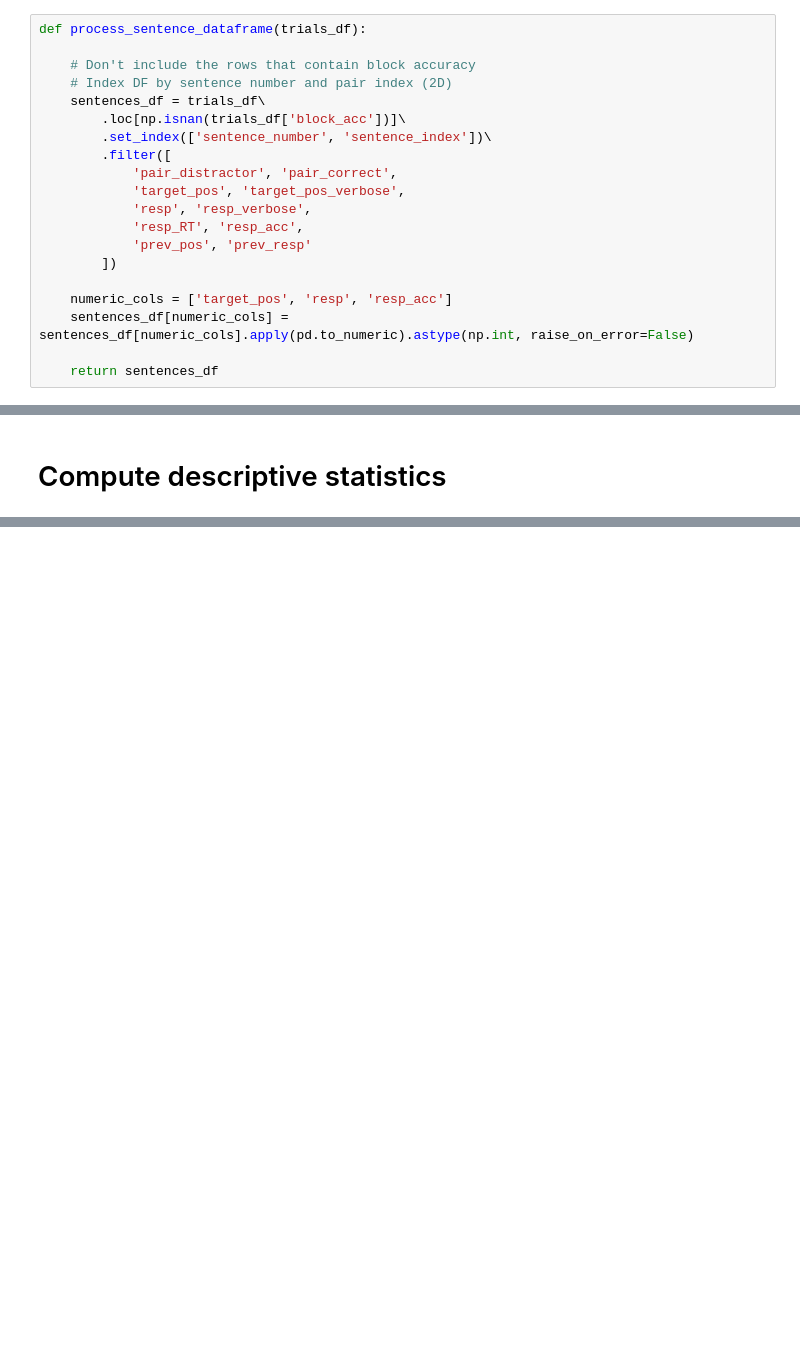
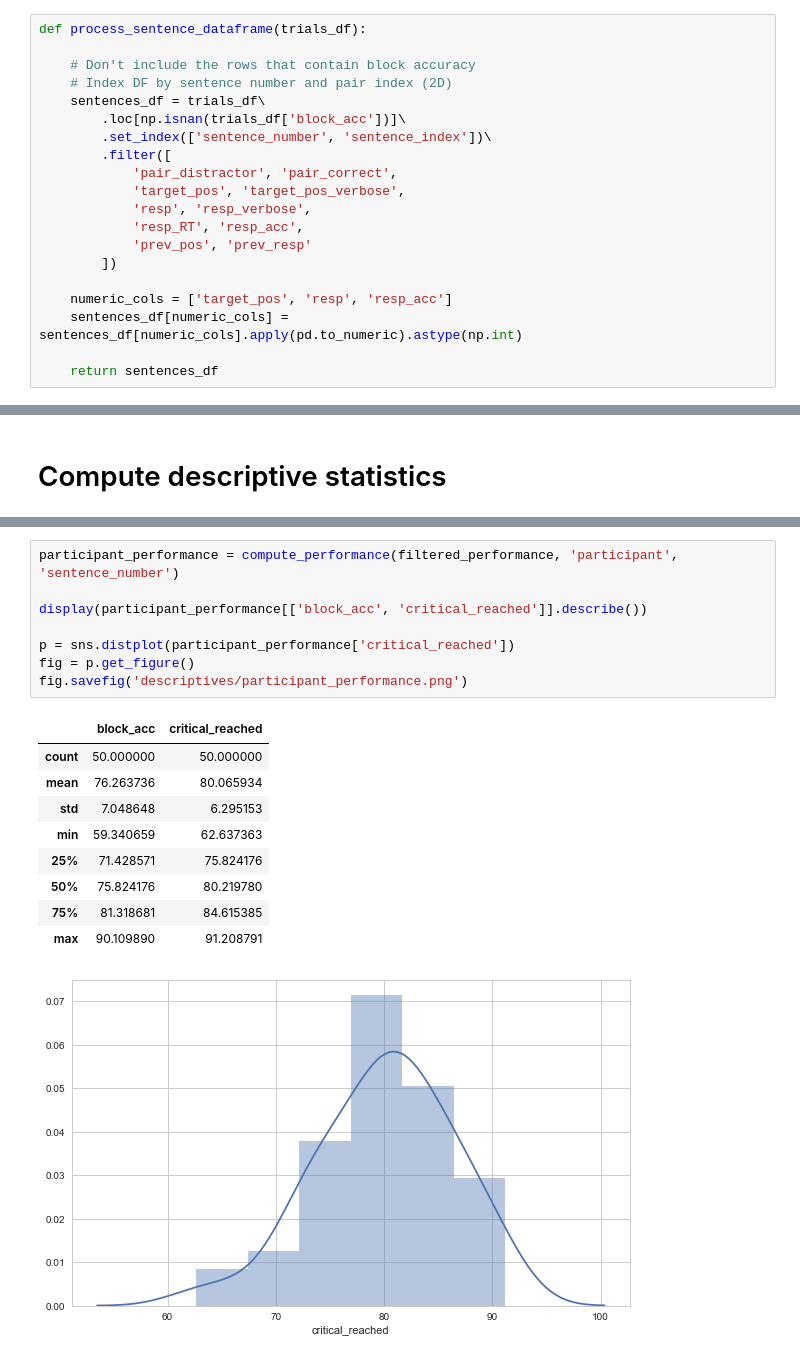
Before and after one commit to NickAnderegg/rpacr-analysis, a Jupyter notebook: New Maze Analysis.ipynb, the cells around one changed output, grey strips where cells are left out. Saved outputs shown, nothing was run; the diff lists cells and outputs as text; blank space fills up the shorter version.

Commit message:
Code refactored and data filtered

```diff
--- a/New Maze Analysis.ipynb
+++ b/New Maze Analysis.ipynb
@@ -306,6 +309,6 @@ def process_sentence_dataframe(trials_df):
         ])
 
     numeric_cols = ['target_pos', 'resp', 'resp_acc']
-    sentences_df[numeric_cols] = sentences_df[numeric_cols].apply(pd.to_numeric).astype(np.int, raise_on_error=False)
+    sentences_df[numeric_cols] = sentences_df[numeric_cols].apply(pd.to_numeric).astype(np.int)
 
     return sentences_df
@@ -980,0 +954,19 @@ fig.savefig('descriptives/critical_reached.png')
+# %%
+participant_performance = compute_performance(filtered_performance, 'participant', 'sentence_number')
+
+display(participant_performance[['block_acc', 'critical_reached']].describe())
+
+p = sns.distplot(participant_performance['critical_reached'])
+fig = p.get_figure()
+fig.savefig('descriptives/participant_performance.png')
+# %% [output]
+|  | block_acc | critical_reached |
+| count | 50.000000 | 50.000000 |
+| mean | 76.263736 | 80.065934 |
+| std | 7.048648 | 6.295153 |
+| min | 59.340659 | 62.637363 |
+| 25% | 71.428571 | 75.824176 |
+| 50% | 75.824176 | 80.219780 |
+| 75% | 81.318681 | 84.615385 |
+| max | 90.109890 | 91.208791 |
+[figure, added]
```
Also changed, not shown: parts of 54 cells of this notebook, 9 other files.
